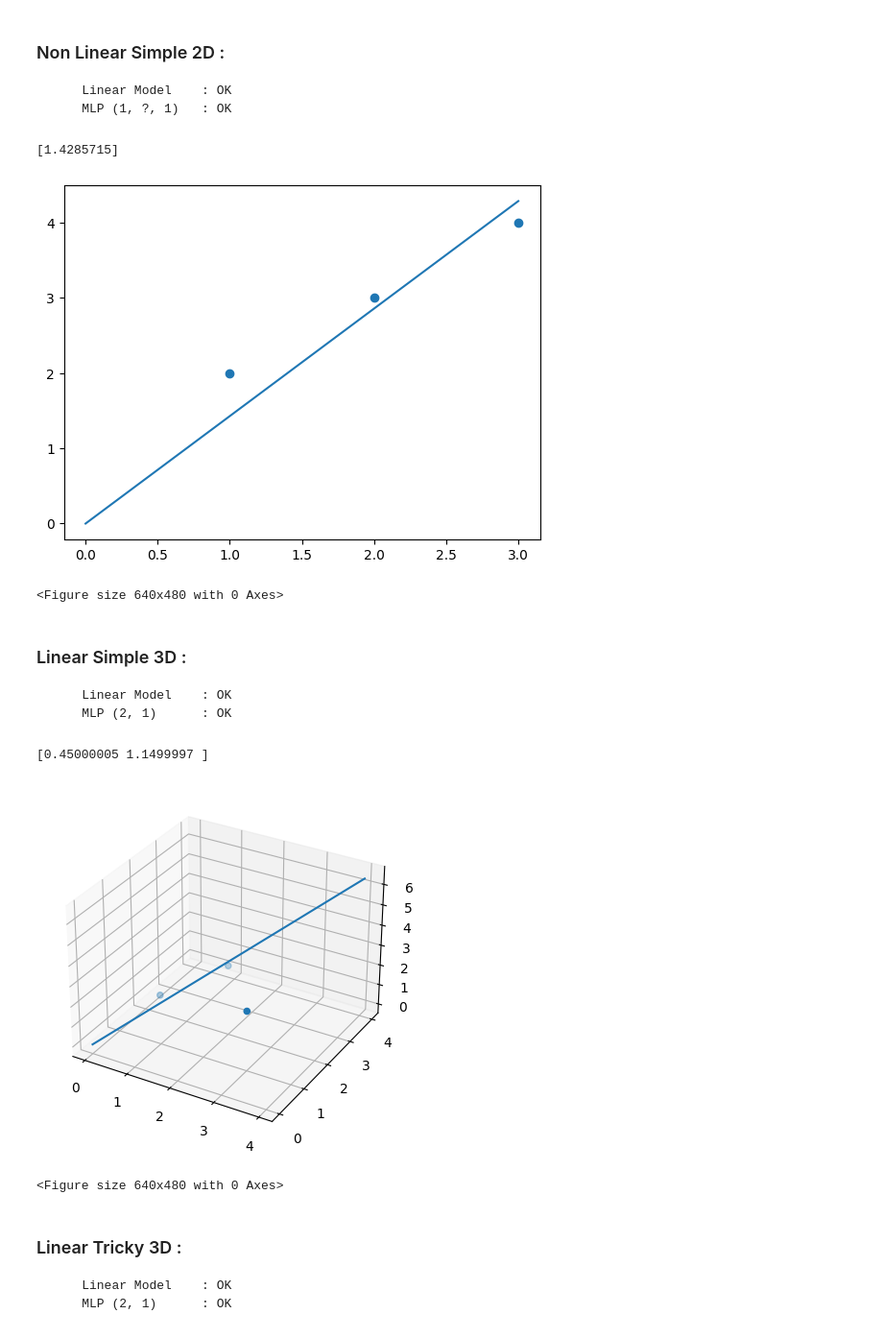
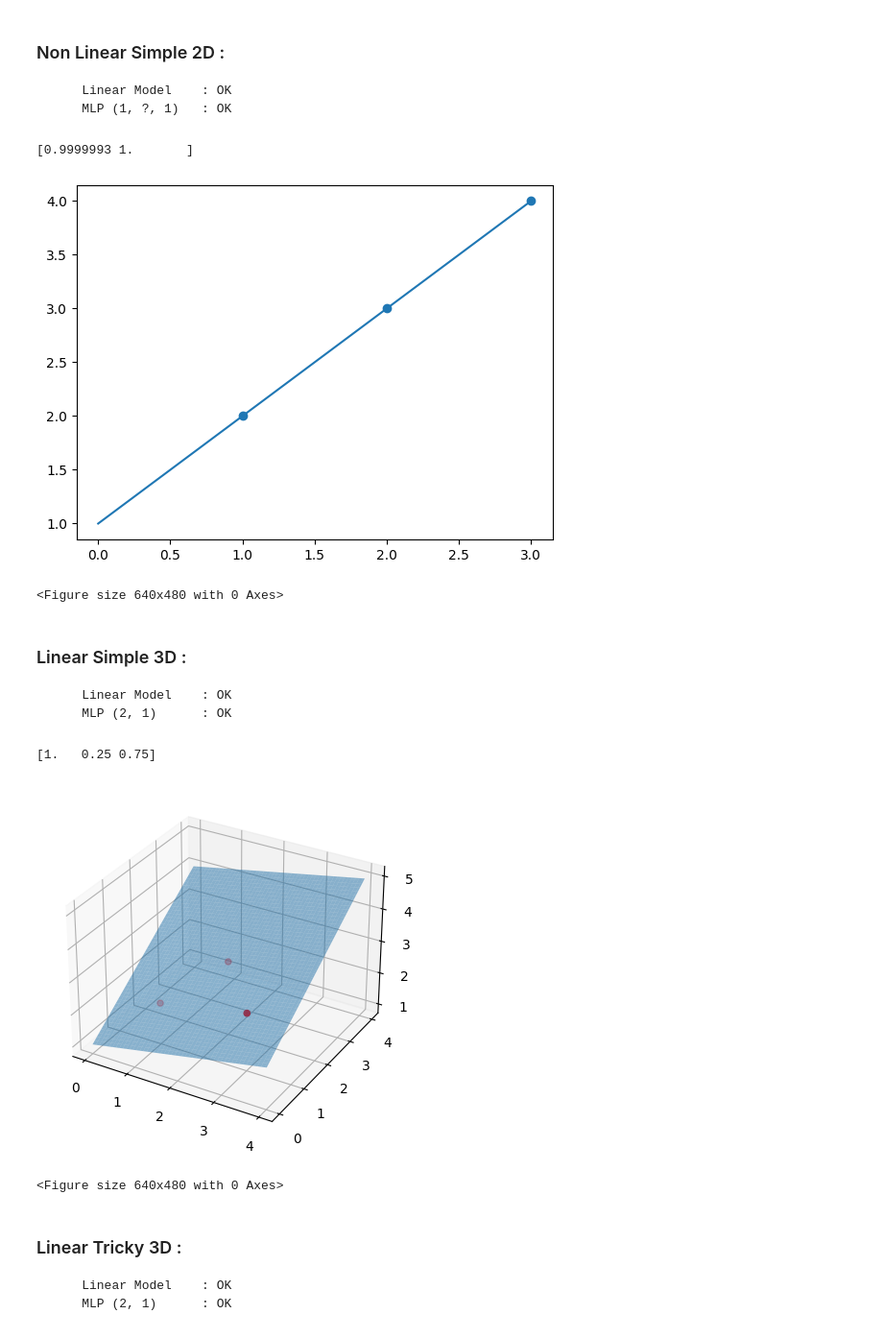
Before and after one commit to Elbub/3IABD2---Projet-annuel, a Jupyter notebook: tests_interops/notebook_test_interops_linear_regression.ipynb, the cells around one changed output. Shown at 96% size. Drawn from its saved outputs; the diff is of its cells as text; code cells hidden in the pictures.

Commit message:
linear regression OK

```diff
--- a/tests_interops/notebook_test_interops_linear_regression.ipynb
+++ b/tests_interops/notebook_test_interops_linear_regression.ipynb
@@ -142,22 +142,22 @@ find_w_linear_regression_ptr = my_lib.find_w_linear_regression(
     nombre_colonnes_y,
 )
 find_w_linear_regression = np.ctypeslib.as_array(
-    find_w_linear_regression_ptr, ((nombre_colonnes_x * nombre_colonnes_y),)
+    find_w_linear_regression_ptr, ((nombre_colonnes_x * nombre_colonnes_y + 1),)
 )
 print(find_w_linear_regression)
 # %% [output]
-[1.4285715]
+[0.9999993 1.       ]
 # %%
 x = np.linspace(0, 3, 100)
 
-y = find_w_linear_regression[0] * x
+y = find_w_linear_regression[1] * x + find_w_linear_regression[0]
 
 plt.plot(x, y)
 plt.scatter(X,Y)
 plt.show()
 plt.clf()
 # %% [output]
-[figure, old version]
+[figure, new version]
 <Figure size 640x480 with 0 Axes>
 # %% [markdown]
 ### Linear Simple 3D :
@@ -210,28 +210,31 @@ find_w_linear_regression_ptr = my_lib.find_w_linear_regression(
     nombre_colonnes_y,
 )
 find_w_linear_regression = np.ctypeslib.as_array(
-    find_w_linear_regression_ptr, ((nombre_colonnes_x * nombre_colonnes_y),)
+    find_w_linear_regression_ptr, ((nombre_colonnes_x * nombre_colonnes_y + 1),)
 )
 print(find_w_linear_regression)
 # %% [output]
-[0.45000005 1.1499997 ]
+[1.   0.25 0.75]
 # %%
 from mpl_toolkits.mplot3d import Axes3D
 fig = plt.figure()
 # ax = Axes3D(fig)
 ax = fig.add_subplot(111, projection='3d')
 
-x_1 = np.linspace(0, 4, 100)
-x_2 = np.linspace(0, 4, 100)
+x = np.linspace(0, 4, 100)
+z = np.linspace(0, 4, 100)
 
-y = find_w_linear_regression[0] * x_1 + find_w_linear_regression[1] * x_2
+X_plan, Z_plan = np.meshgrid(x, z)
 
-plt.plot(x_1, x_2, y)
-ax.scatter(X[:,0],X[:,1],Y)
+Y_plan = find_w_linear_regression[1] * X_plan + find_w_linear_regression[2] * Z_plan + find_w_linear_regression[0]
+
+# plt.plot(x_1, y, x_2)
+ax.plot_surface(X_plan,Z_plan,Y_plan, alpha=0.5)
+ax.scatter(X[:,0],X[:,1],Y_line,c='r')
 plt.show()
 plt.clf()
 # %% [output]
-[figure, old version]
+[figure, new version]
 <Figure size 640x480 with 0 Axes>
 # %% [markdown]
 ### Linear Tricky 3D :
```
Also changed, not shown: parts of 6 cells of this notebook, 1 other file.
